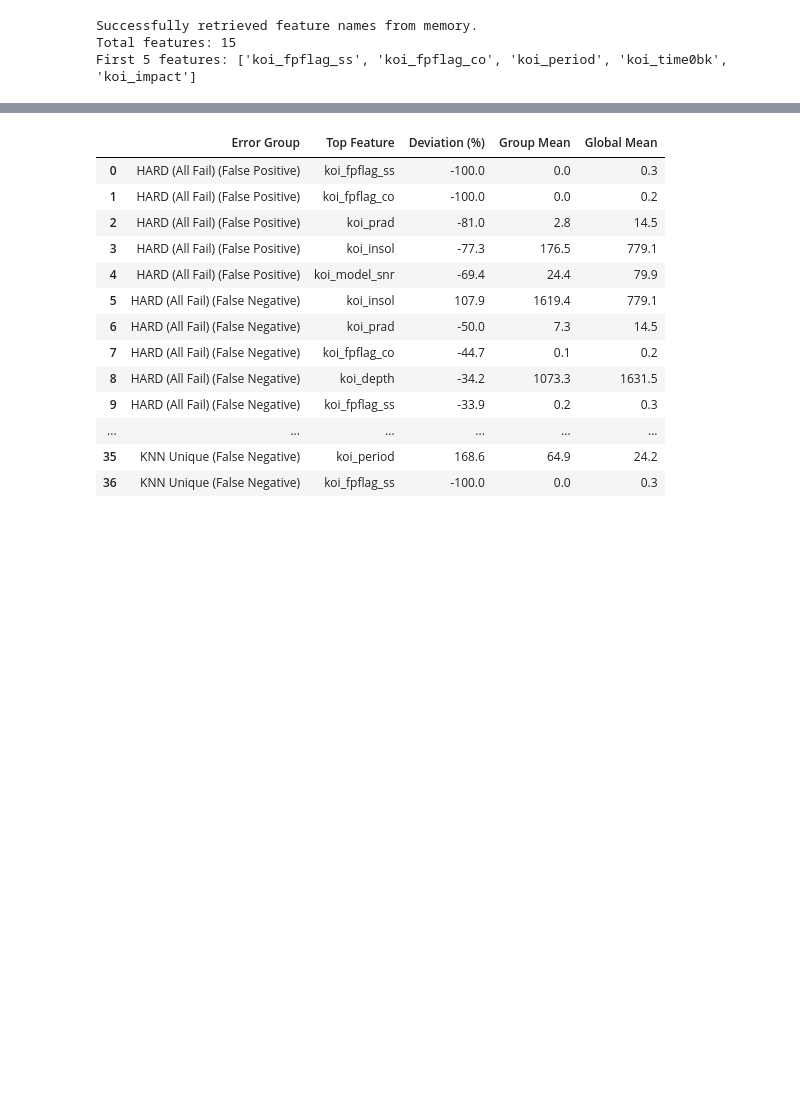
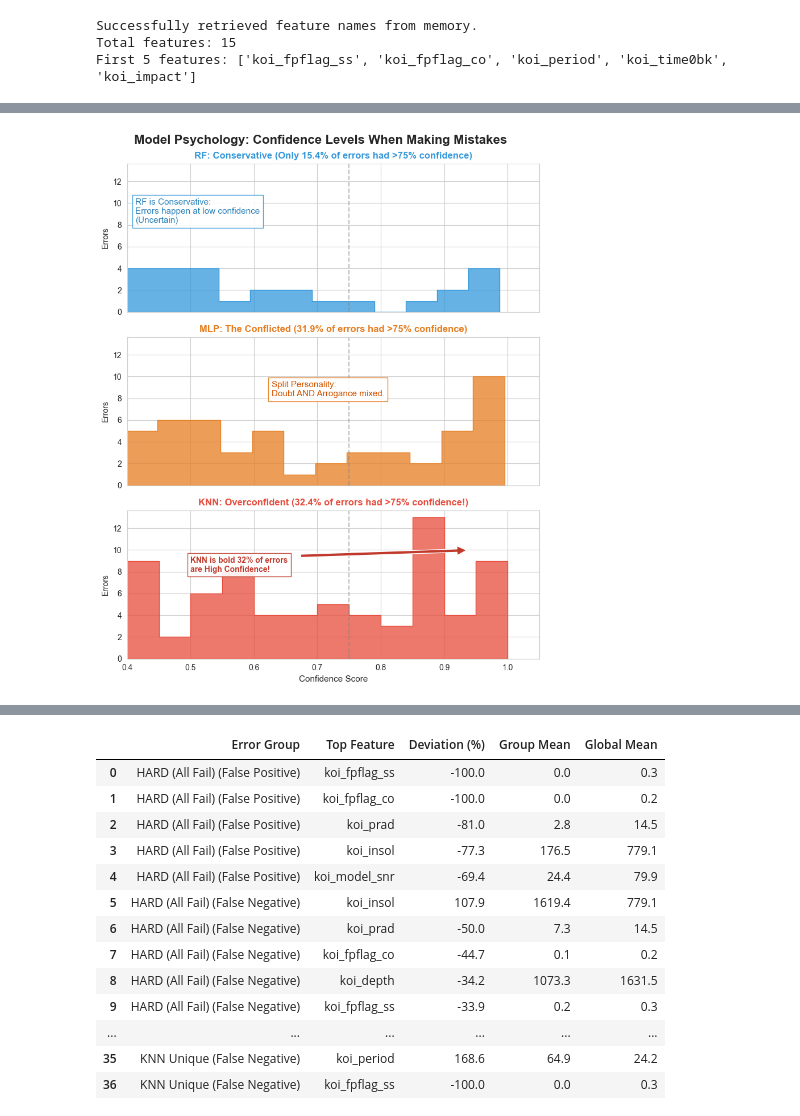
Before and after one commit to Menashe-Lorenzi/kepler-exoplanet-classifier, a Jupyter notebook: Kepler_Exoplanet_ML_Classitication.ipynb, the cells around one changed output, grey strips where cells are left out. Saved outputs shown, nothing was run; the diff lists cells and outputs as text; code cells hidden in the pictures; blank space fills up the shorter version.

Commit message:
modify Model Psychology plot

```diff
--- a/Kepler_Exoplanet_ML_Classitication.ipynb
+++ b/Kepler_Exoplanet_ML_Classitication.ipynb
@@ -2623,3 +2605,74 @@ plt.show()
+# %%
+# 1. Data Preparation
+rf_data = errors_rf[['Confidence']].copy()
+mlp_data = errors_mlp[['Confidence']].copy()
+knn_data = errors_knn[['Confidence']].copy()
+
+def calculate_high_conf_pct(df, threshold=0.75):
+    total_errors = len(df)
+    if total_errors == 0: return 0
+    high_conf_errors = len(df[df['Confidence'] > threshold])
+    return (high_conf_errors / total_errors) * 100
+
+rf_pct = calculate_high_conf_pct(rf_data)
+mlp_pct = calculate_high_conf_pct(mlp_data)
+knn_pct = calculate_high_conf_pct(knn_data)
+
+# 2. Setup Plot
+fig, axes = plt.subplots(3, 1, figsize=(8, 10), sharex=True, sharey=True)
+fig.suptitle('Model Psychology: Confidence Levels When Making Mistakes', fontsize=16, fontweight='bold', y=0.98)
+palette = ["#3498db", "#e67e22", "#e74c3c"]
+
+
+# PLOT 1: Random Forest (Blue)
+sns.histplot(data=rf_data, x="Confidence", ax=axes[0], element="step", fill=True, color=palette[0], bins=20)
+
+axes[0].set_title(f"RF: Conservative (Only {rf_pct:.1f}% of errors had >75% confidence)",
+                  fontsize=12, fontweight='bold', color=palette[0])
+axes[0].set_ylabel("Errors")
+axes[0].axvline(0.75, color='gray', linestyle='--', alpha=0.5)
+
+axes[0].text(0.02, 0.6, 'RF is Conservative:\nErrors happen at low confidence\n(Uncertain)',
+             transform=axes[0].transAxes,
+             fontsize=11, color='#2980b9',
+             bbox=dict(facecolor='white', alpha=0.9, edgecolor='#3498db'))
+
+# PLOT 2: MLP (Orange)
+sns.histplot(data=mlp_data, x="Confidence", ax=axes[1], element="step", fill=True, color=palette[1], bins=20)
+
+axes[1].set_title(f"MLP: The Conflicted ({mlp_pct:.1f}% of errors had >75% confidence)",
+                  fontsize=12, fontweight='bold', color=palette[1])
+axes[1].set_ylabel("Errors")
+axes[1].axvline(0.75, color='gray', linestyle='--', alpha=0.5)
+
+axes[1].text(0.35, 0.6, "Split Personality:\nDoubt AND Arrogance mixed.",
+             transform=axes[1].transAxes,
+             fontsize=11, color='#d35400',
+             bbox=dict(facecolor='white', alpha=0.9, edgecolor=palette[1]))
+
+# PLOT 3: KNN (Red - The Danger Zone)
+sns.histplot(data=knn_data, x="Confidence", ax=axes[2], element="step", fill=True, color=palette[2], bins=20)
+
+axes[2].set_title(f"KNN: Overconfident ({knn_pct:.1f}% of errors had >75% confidence!)",
+                  fontsize=12, fontweight='bold', color=palette[2])
+axes[2].set_xlabel("Confidence Score", fontsize=11)
+axes[2].set_ylabel("Errors")
+axes[2].axvline(0.75, color='gray', linestyle='--', alpha=0.5)
+
+# Annotation in Red
+axes[2].annotate(f'KNN is bold {knn_pct:.0f}% of errors\nare High Confidence!',
+             xy=(0.95, 10),
+             xytext=(0.5, 8),
+             arrowprops=dict(facecolor='#c0392b', shrink=0.05), # חץ אדום כהה
+             fontsize=10, fontweight='bold', color='#c0392b',
+             bbox=dict(facecolor='white', alpha=0.9, edgecolor='#c0392b'))
+
+# 3. Final Adjustments
+plt.xlim(0.4, 1.05)
+plt.tight_layout()
+plt.show()
+# %% [output]
+[figure, added]
 # %%
 def analyze_group_stats_with_threshold(X_test, indices_dict, feature_names=None, threshold_percent=20):
     """
```
Also changed, not shown: parts of 6 cells of this notebook, 2 other files.
